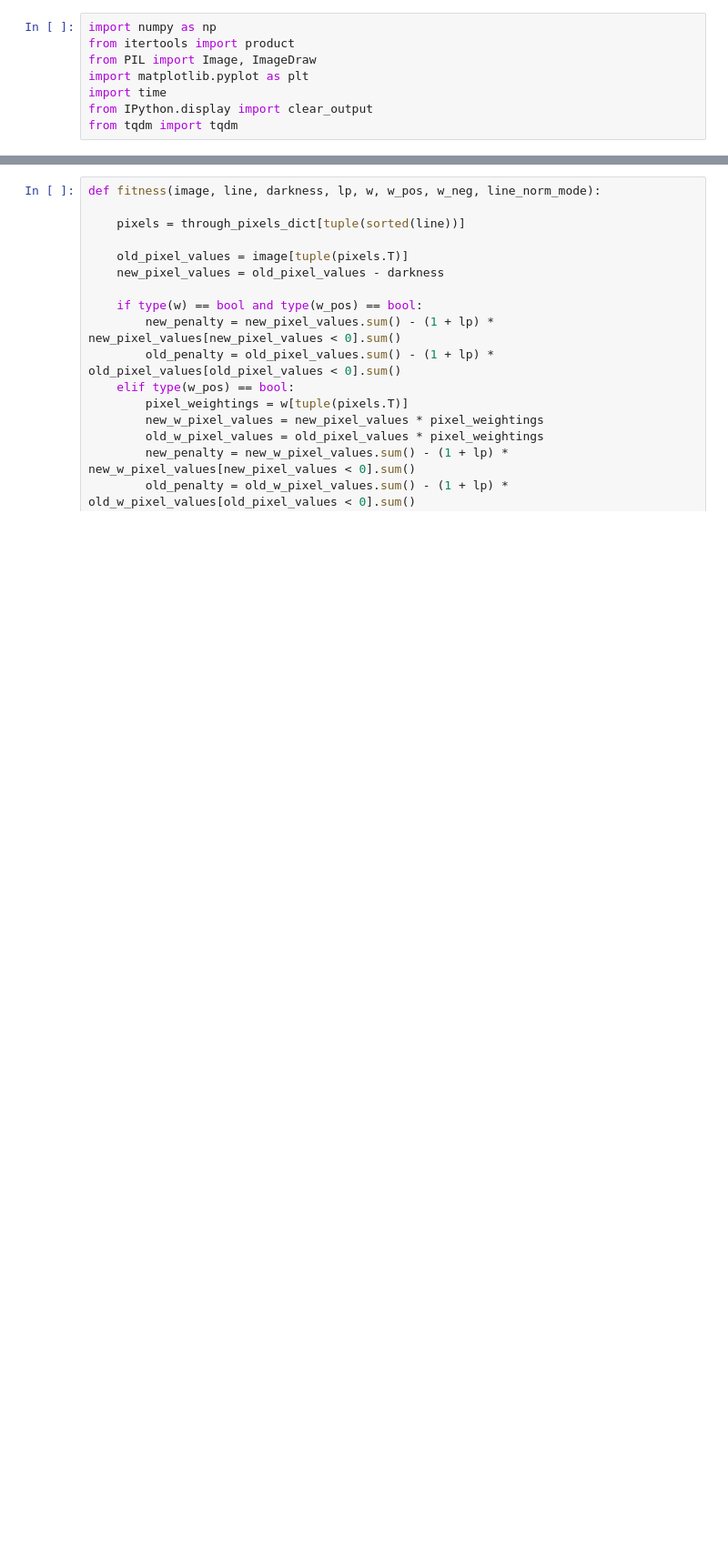
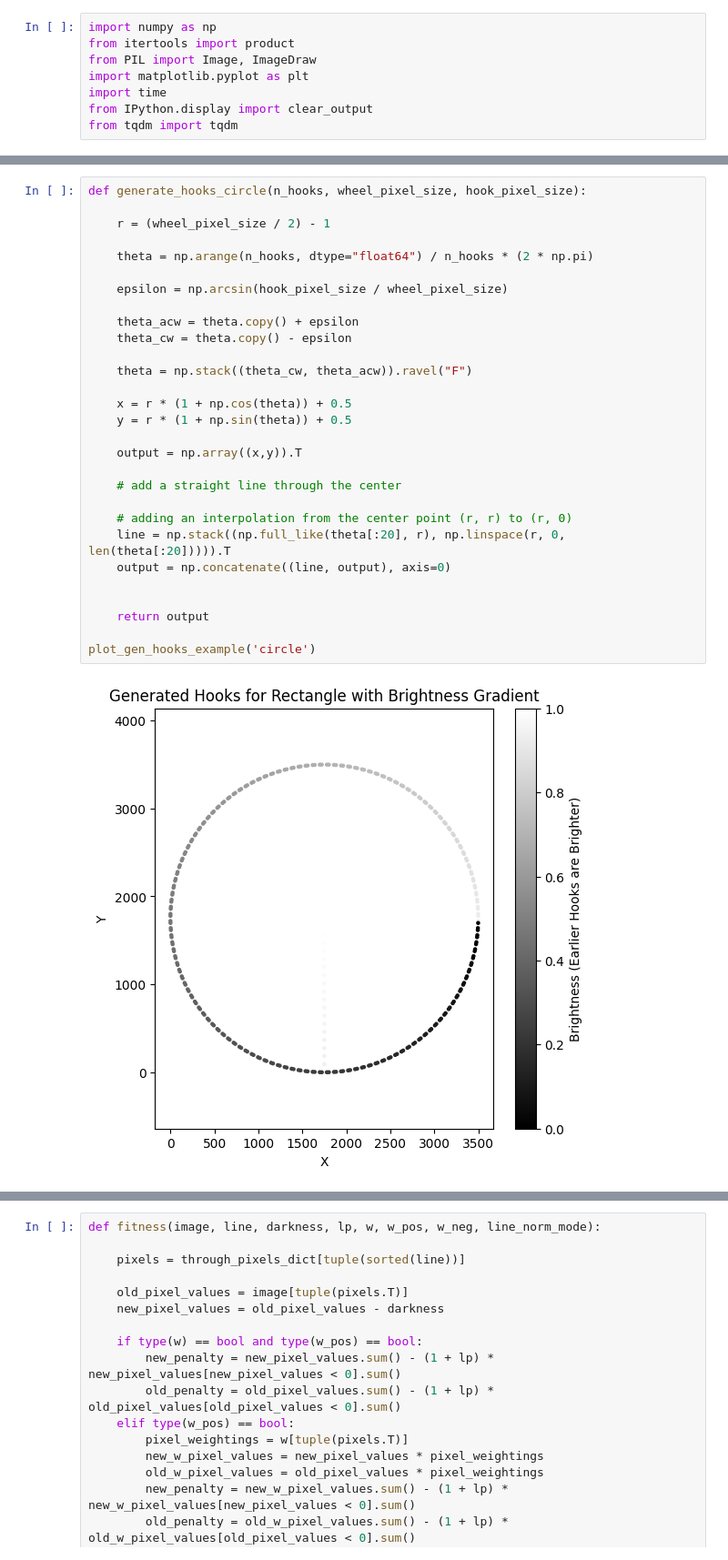
Before and after one commit to arunim1/3d-thread-art, a Jupyter notebook: generation.ipynb, the cells around one changed output, grey strips where cells are left out. Shown at 91% size. Drawn from its saved outputs; the diff is of its cells as text; blank space fills up the shorter version.

```diff
--- a/generation.ipynb
+++ b/generation.ipynb
@@ -177 +172,32 @@ plt.show()
+# %%
+def generate_hooks_circle(n_hooks, wheel_pixel_size, hook_pixel_size):
+
+    r = (wheel_pixel_size / 2) - 1
+
+    theta = np.arange(n_hooks, dtype="float64") / n_hooks * (2 * np.pi)
+
+    epsilon = np.arcsin(hook_pixel_size / wheel_pixel_size)
+
+    theta_acw = theta.copy() + epsilon
+    theta_cw = theta.copy() - epsilon
+
+    theta = np.stack((theta_cw, theta_acw)).ravel("F")
+
+    x = r * (1 + np.cos(theta)) + 0.5
+    y = r * (1 + np.sin(theta)) + 0.5
+
+    output = np.array((x,y)).T
+
+    # add a straight line through the center
+
+    # adding an interpolation from the center point (r, r) to (r, 0)
+    line = np.stack((np.full_like(theta[:20], r), np.linspace(r, 0, len(theta[:20])))).T
+    output = np.concatenate((line, output), axis=0)
+
+
+    return output
+
+plot_gen_hooks_example('circle')
+# %% [output]
+[figure, added]
 # %% [markdown]
```
Also changed, not shown: parts of 25 cells of this notebook, 33 other files.
